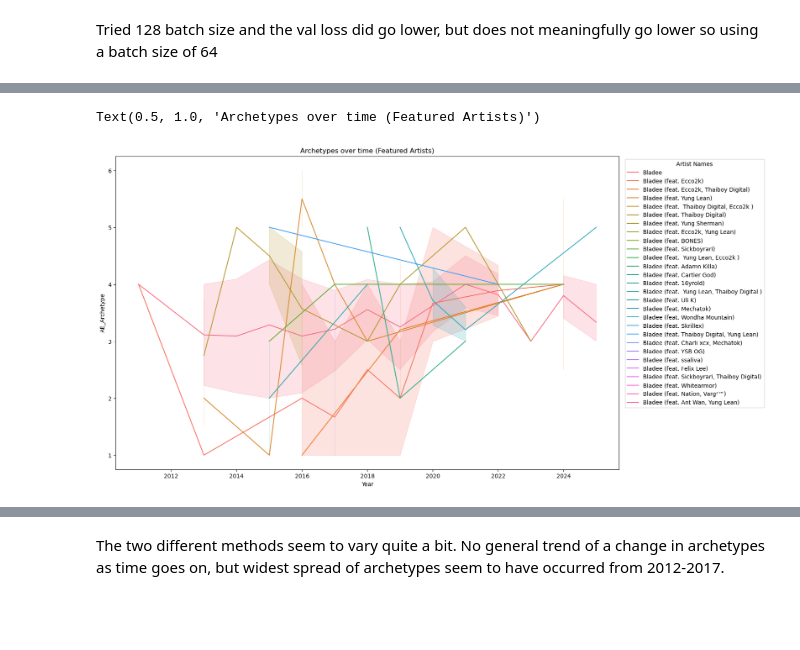
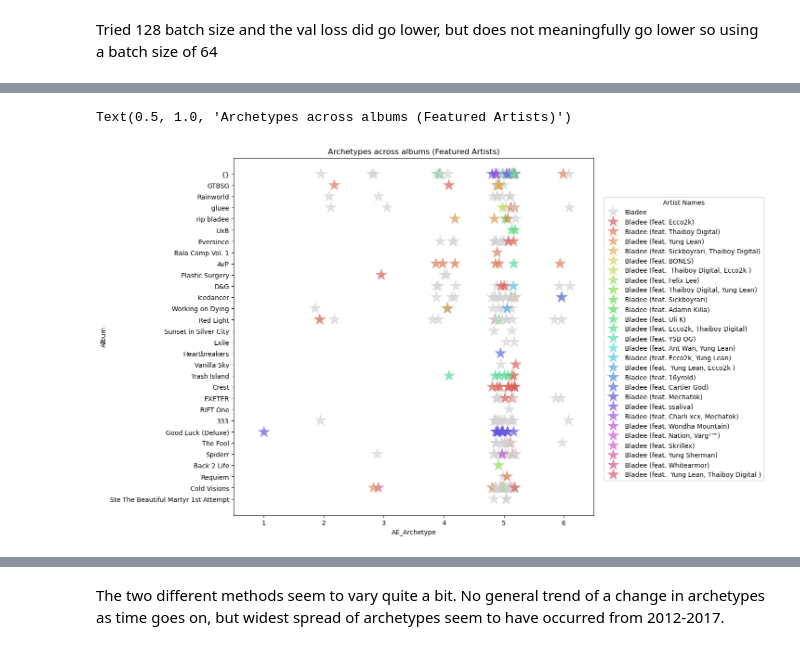
Before and after one commit to giaari15/bladee_personas, a Jupyter notebook: lyrics.ipynb, the cells around one changed output, grey strips where cells are left out. Drawn from its saved outputs; the diff is of its cells as text; code cells hidden in the pictures; blank space fills up the shorter version.

Commit message:
better visualizations

```diff
--- a/lyrics.ipynb
+++ b/lyrics.ipynb
@@ -562,0 +578,8 @@ Text(0.5, 1.0, 'Archetypes by album over time (Year)')
+# %%
+ae_sorted = ae_df.sort_values(by="Release Date")
+ae_sorted['AE_Archetype'] = ae_sorted['AE_Archetype'].astype('category')
+
+plt.figure(figsize=(16, 10))
+ax = sns.catplot(data=ae_sorted, x="AE_Archetype", y="Album",
+                 aspect=2, marker='*', s=200, alpha=0.5, jitter=0.2)
+plt.title("Archetypes by album (albums ordered by release date)")
@@ -563,10 +590,13 @@ Text(0.5, 1.0, 'Archetypes by album over time (Year)')
 # %%
-plt.figure(figsize=(16, 10))
-ax = sns.lineplot(data=ae_df, x="Year", y="AE_Archetype", hue='Artist Names')
-sns.move_legend(ax, loc="upper center", bbox_to_anchor=(1.15, 1))
-plt.title("Archetypes over time (Featured Artists)")
+pal = ['lightgray'] + sns.color_palette("hls", 27)
+
+fig, ax = plt.subplots(figsize=(10, 10))
+ax = sns.stripplot(data=ae_sorted, y="Album", x="AE_Archetype", hue='Artist Names', ax=ax,
+                   s=20, marker='*', jitter=0.2, palette=pal, alpha=0.7)
+sns.move_legend(ax, loc="upper center", bbox_to_anchor=(1.25, 0.9))
+plt.title("Archetypes across albums (Featured Artists)")
 # %% [output]
-Text(0.5, 1.0, 'Archetypes over time (Featured Artists)')
+Text(0.5, 1.0, 'Archetypes across albums (Featured Artists)')
-[figure, old version]
+[figure, new version]
 # %%
 # reset index and makign song_id a column
```
Also changed, not shown: parts of 23 cells of this notebook, 2 other files.
